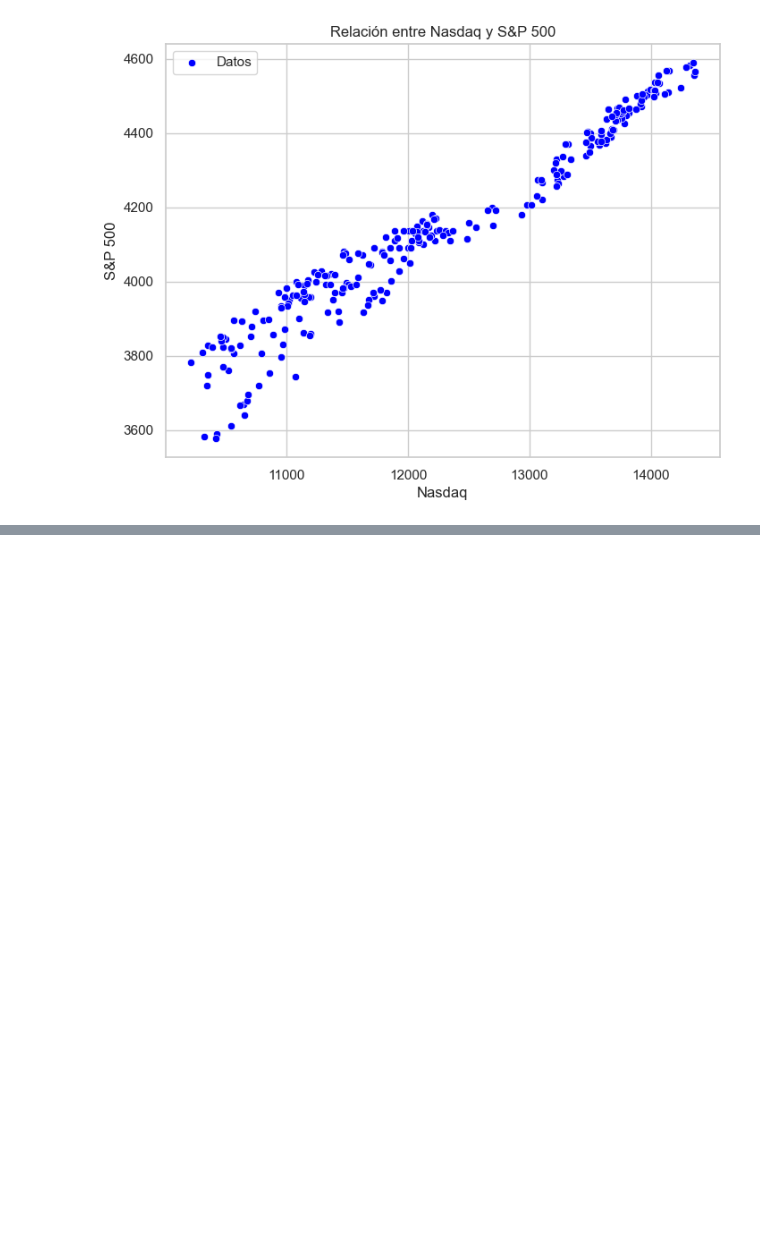
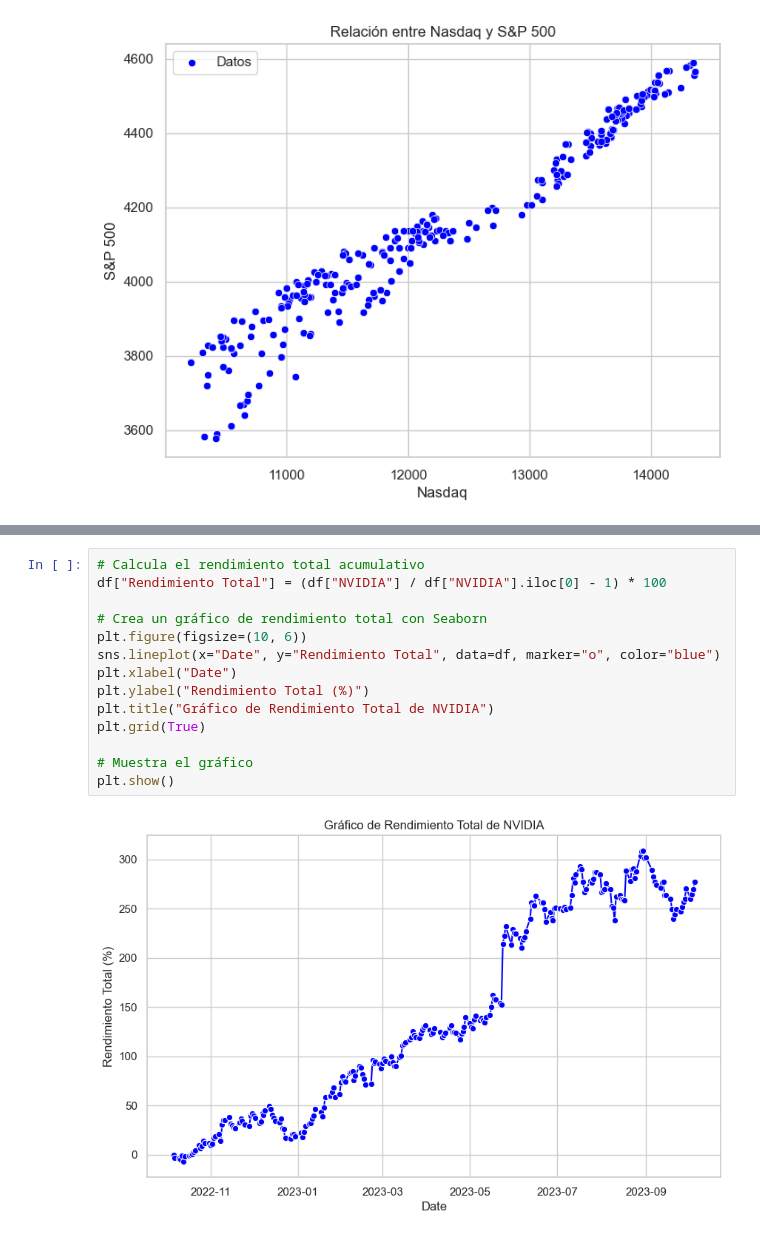
Before and after one commit to mateofrancop/EconoCity-Pereira, a Jupyter notebook: Financial_proyect/Analysis.ipynb, the cells around one changed output, grey strips where cells are left out. Saved outputs shown, nothing was run; the diff lists cells and outputs as text; blank space fills up the shorter version.

```diff
--- a/Financial_proyect/Analysis.ipynb
+++ b/Financial_proyect/Analysis.ipynb
@@ -94,0 +123,16 @@ plt.show()
+# %%
+# Calcula el rendimiento total acumulativo
+df["Rendimiento Total"] = (df["NVIDIA"] / df["NVIDIA"].iloc[0] - 1) * 100
+
+# Crea un gráfico de rendimiento total con Seaborn
+plt.figure(figsize=(10, 6))
+sns.lineplot(x="Date", y="Rendimiento Total", data=df, marker="o", color="blue")
+plt.xlabel("Date")
+plt.ylabel("Rendimiento Total (%)")
+plt.title("Gráfico de Rendimiento Total de NVIDIA")
+plt.grid(True)
+
+# Muestra el gráfico
+plt.show()
+# %% [output]
+[figure, added]
```
Also changed, not shown: parts of 3 cells of this notebook.
